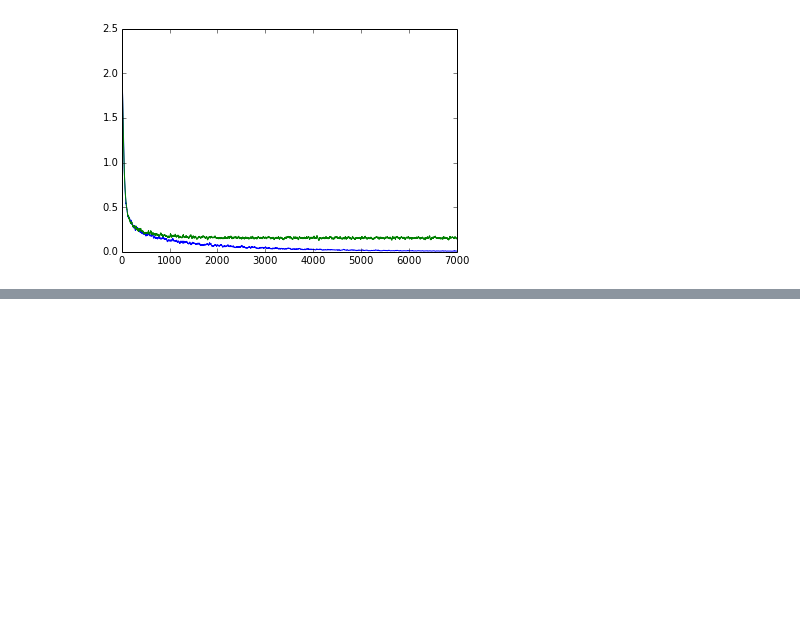
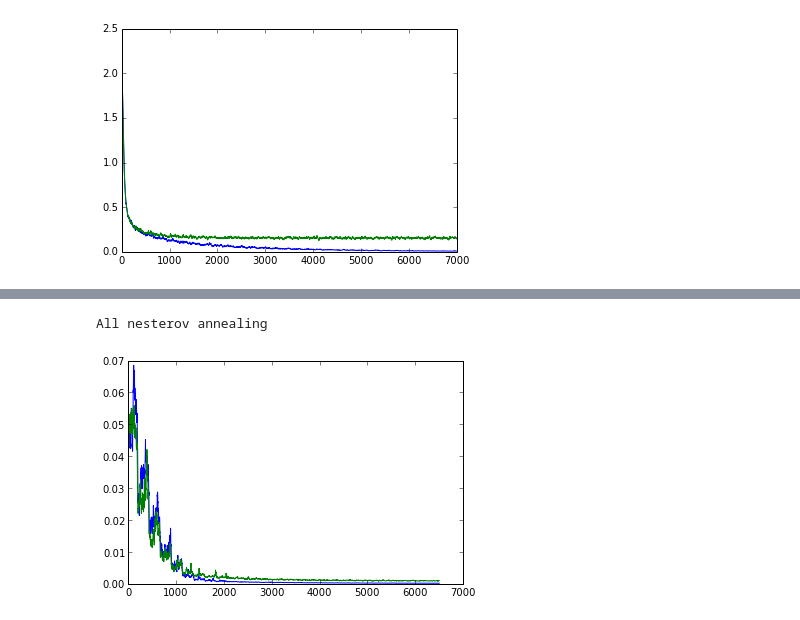
Before and after one commit to awni/229t_project, a Jupyter notebook: notebooks/opt-comp.ipynb, the cells around one changed output, grey strips where cells are left out. Drawn from its saved outputs; the diff is of its cells as text; code cells hidden in the pictures; blank space fills up the shorter version.

```diff
--- a/notebooks/opt-comp.ipynb
+++ b/notebooks/opt-comp.ipynb
@@ -155,0 +156,12 @@ All nesterov annealing
+# %%
+files = []
+formatf = "../models/%s_step_%.3f_mom_%.3f_anneal_%.3f.bin"
+for anneal in [1,1.1]:
+    files.append(formatf%('nesterov',.3,0.9,anneal))
+costMat = loadAll(files)
+print "All nesterov annealing"
+plt.plot(costMat.T[500:,:])
+plt.show()
+# %% [output]
+All nesterov annealing
+[figure, added]
```
Also changed, not shown: parts of 4 cells of this notebook, 7 other files.
